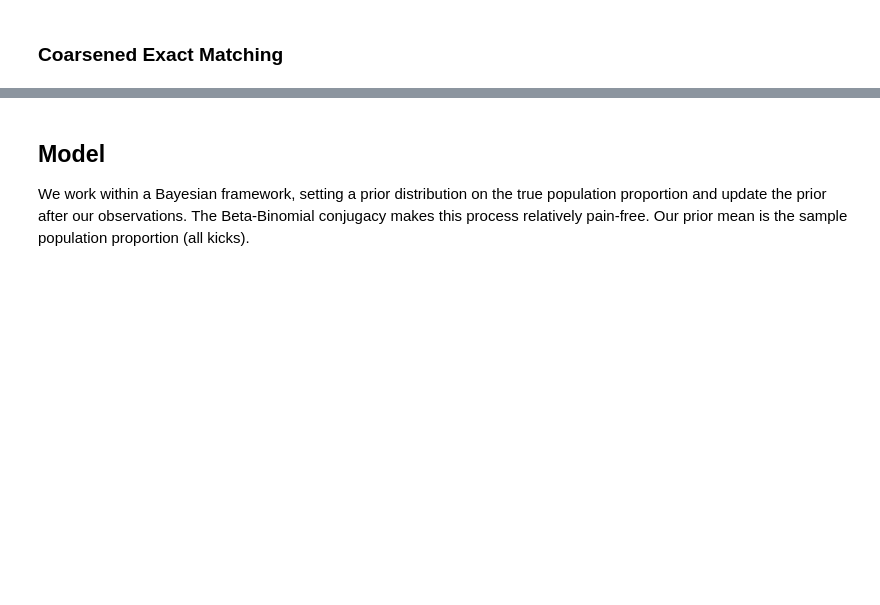
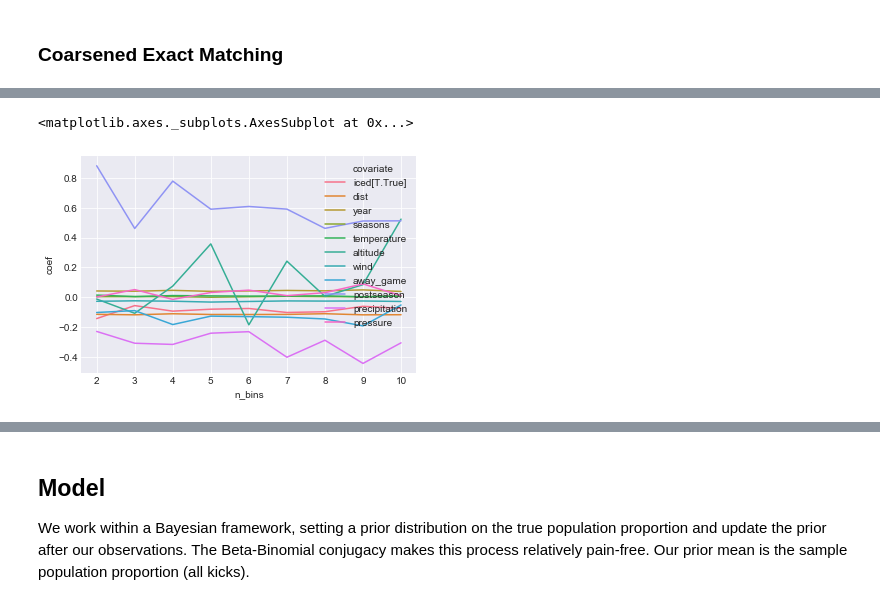
Before and after one commit to lewisbails/nfl-project, a Jupyter notebook: notebooks/field_goals.ipynb, the cells around one changed output, grey strips where cells are left out. Saved outputs shown, nothing was run; the diff lists cells and outputs as text; code cells hidden in the pictures; blank space fills up the shorter version.

```diff
--- a/notebooks/field_goals.ipynb
+++ b/notebooks/field_goals.ipynb
@@ -165,0 +153,5 @@ pressure                nan        nan        nan        nan         nan
+# %%
+from util.matching import summary_to_frame
+results = pd.concat([summary_to_frame(s['summary'],s['n_bins'],s['vc'], dtype=float) for s in summary.values()]).dropna()
+# results = results.loc[results['P>|z|']<=0.1, :]
+results
@@ -165,0 +172,5 @@ pressure                nan        nan        nan        nan         nan
+# %%
+sns.lineplot(x='n_bins', y='coef', data=results.loc[results['covariate']!='Intercept', :], hue='covariate')
+# %% [output]
+<matplotlib.axes._subplots.AxesSubplot at 0x...>
+[figure, added]
```
Also changed, not shown: parts of 28 cells of this notebook, 2 other files.
